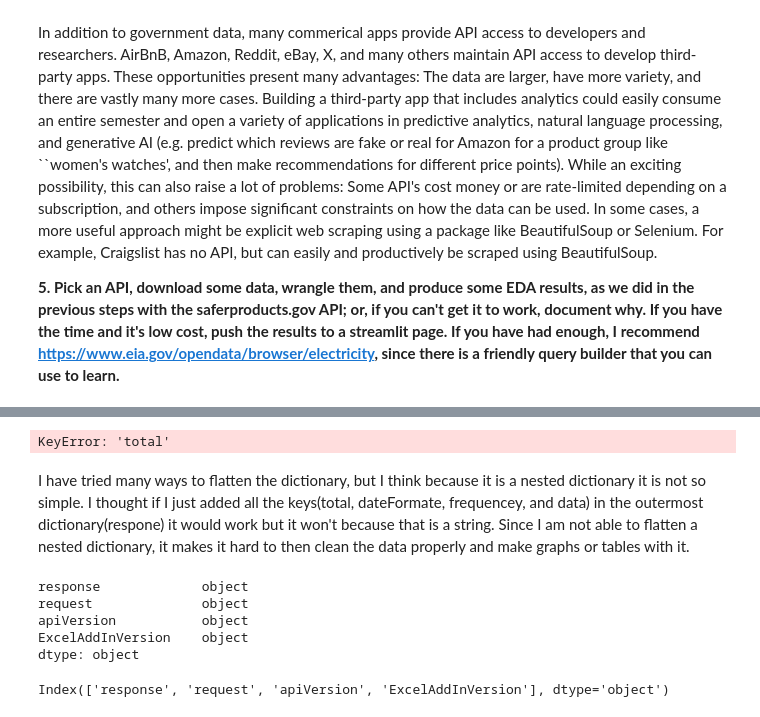
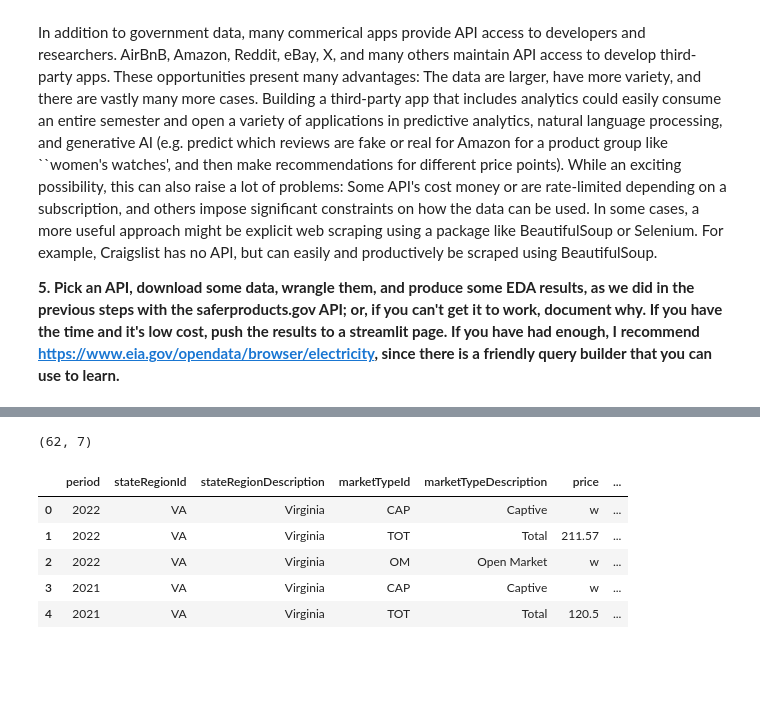
Before and after one commit to pwy7fv/labs, a Jupyter notebook: 01_api_calls/assignment_notebook.ipynb, the cells around one changed output, grey strips where cells are left out. Saved outputs shown, nothing was run; the diff lists cells and outputs as text; code cells hidden in the pictures; blank space fills up the shorter version.

```diff
--- a/01_api_calls/assignment_notebook.ipynb
+++ b/01_api_calls/assignment_notebook.ipynb
@@ -450,28 +421,0 @@ Data = raw.json()
-# %%
-tem=df['response']
-cleaned_values = []
-for i in range(len(tem)):
-     if len(tem[i])>0:
-        values = []
-        for j in range(len(tem[i])):
-               values.append([tem[i][j]['total'], tem[i][j]['dateFormat'], tem[i][j]['frequency'], tem[i][j]['data']])
-        cleaned_values.append(values)
-     else:
-        cleaned_values.append('')
-df['Respone'] = cleaned_values
-# %% [output]
-KeyError: 'total'
-# %% [markdown]
-I have tried many ways to flatten the dictionary, but I think because it is a nested dictionary it is not so simple. I thought if I just added all the keys(total, dateFormate, frequencey, and data) in the outermost dictionary(respone) it would work but it won't because that is a string. Since I am not able to flatten a nested dictionary, it makes it hard to then clean the data properly and make graphs or tables with it.
-# %%
-print(df.dtypes)
-# %% [output]
-response             object
-request              object
-apiVersion           object
-ExcelAddInVersion    object
-dtype: object
-# %%
-print(df.columns)
-# %% [output]
-Index(['response', 'request', 'apiVersion', 'ExcelAddInVersion'], dtype='object')
@@ -477,0 +428,23 @@ Index(['response', 'request', 'apiVersion', 'ExcelAddInVersion'], dtype='object'
+# %%
+url = 'https://api.eia.gov/v2/coal/market-sales-price/data/'
+api_key = '7ThkbjIxqYaSry2qfz5BKNXjFeaknIaoytkxD8Dr'
+query = f'?frequency=annual&data[0]=price&facets[stateRegionId][]=VA&start=2002&end=2022&sort[0][column]=period&sort[0][direction]=desc&offset=0&length=5000&api_key={api_key}'
+# added the api-key to the query and the f because it kept saying error 403 and the gemini AI that explains errors on colab said that this would fix it.
+# I looked up what the f does and it says that it tells it that the api_key will be inserted where the {api_key} place holder is?
+response = urllib.request.urlopen(url+query)
+response_bytes = response.read()
+Data = json.loads(response_bytes)
+response.close()
+
+dc = pd.DataFrame.from_dict(Data['response']['data'])
+dc.to_csv('coal_data.csv')
+print(dc.shape)
+dc.head()
+# %% [output]
+(62, 7)
+|  | period | stateRegionId | stateRegionDescription | marketTypeId | marketTypeDescription | price | ... |
+| 0 | 2022 | VA | Virginia | CAP | Captive | w | ... |
+| 1 | 2022 | VA | Virginia | TOT | Total | 211.57 | ... |
+| 2 | 2022 | VA | Virginia | OM | Open Market | w | ... |
+| 3 | 2021 | VA | Virginia | CAP | Captive | w | ... |
+| 4 | 2021 | VA | Virginia | TOT | Total | 120.5 | ... |
```
Also changed, not shown: parts of 4 cells of this notebook.
